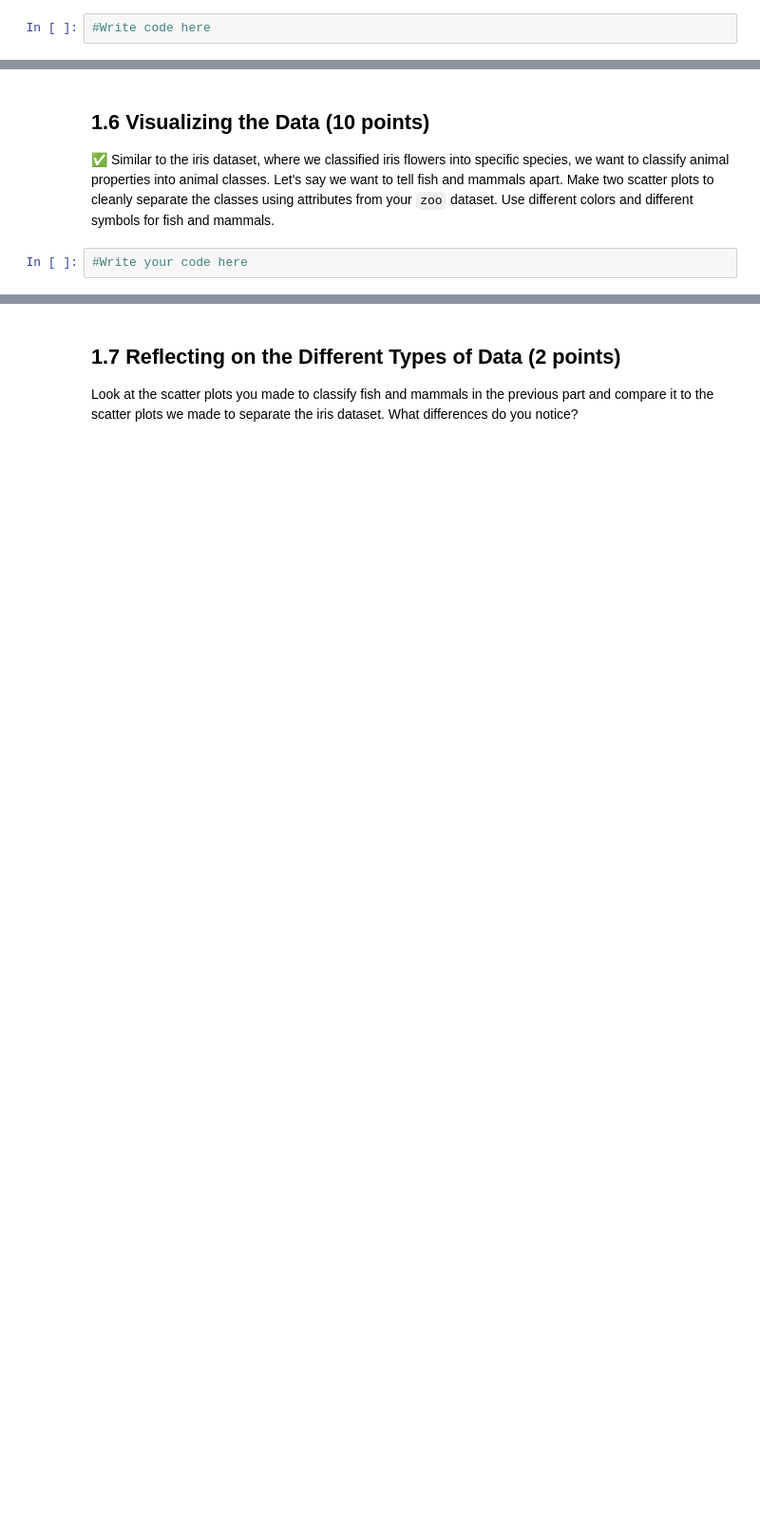
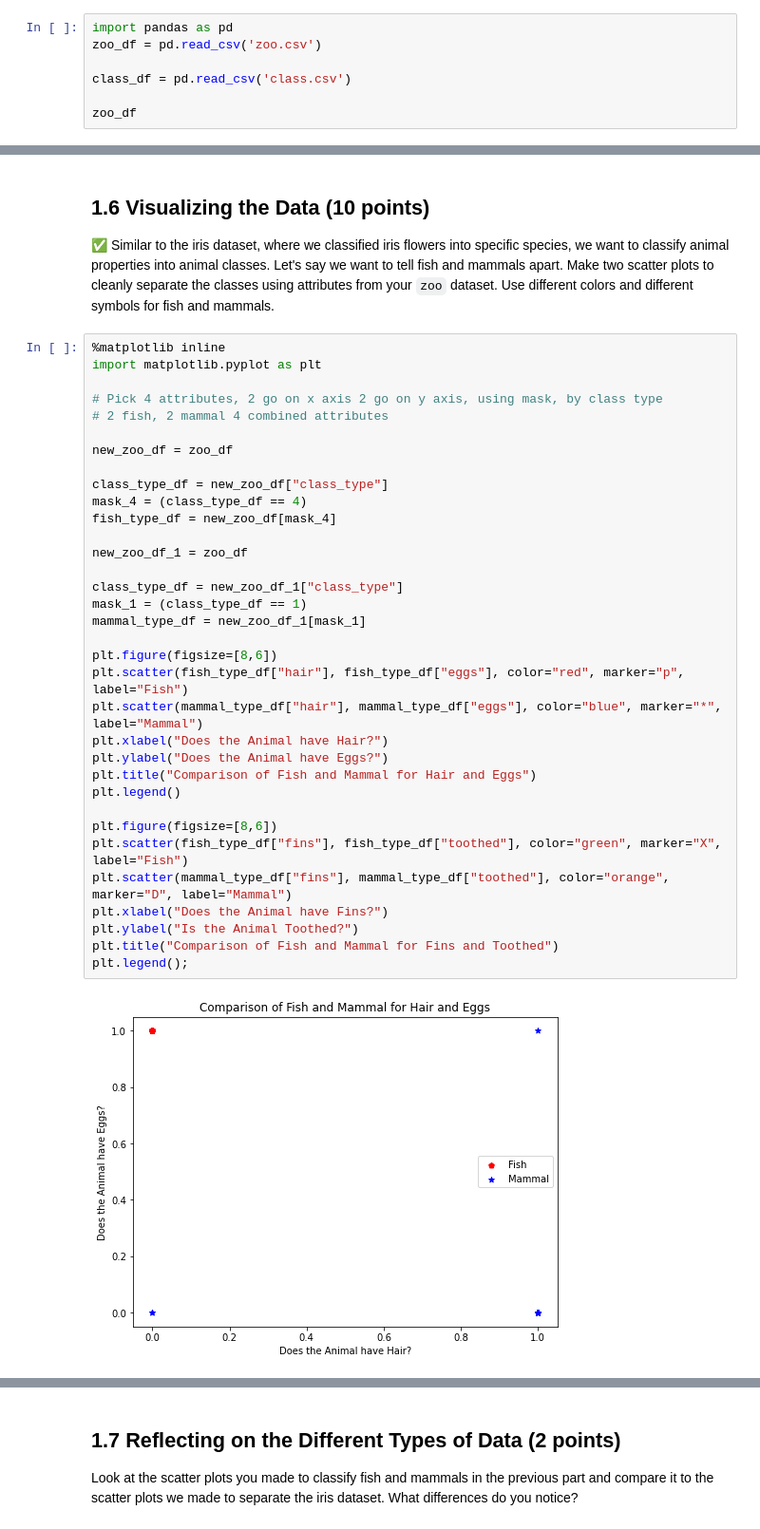
Before and after one commit to chapm348/CMSE202-s23-turnin, a Jupyter notebook: hw-02/HW-02_PandasAndObjects-STUDENT.ipynb, the cells around one changed output, grey strips where cells are left out. Shown at 95% size. Cells and saved outputs as stored; diff of their text form; blank space fills up the shorter version.

Commit message:
Created graph comparisons of Mammals and Fish

```diff
--- a/hw-02/HW-02_PandasAndObjects-STUDENT.ipynb
+++ b/hw-02/HW-02_PandasAndObjects-STUDENT.ipynb
@@ -82,4 +98,9 @@ Look at both datasets (`class.csv`, `zoo.csv`). Describe the contents of both da
 
 &#9989; Use pandas to read in the `zoo.csv` and `class.csv` files into DataFrames.
 # %%
-#Write code here
+import pandas as pd
+zoo_df = pd.read_csv('zoo.csv')
+
+class_df = pd.read_csv('class.csv')
+
+zoo_df
@@ -94,4 +141,38 @@ Look back in the PCA/ICA and see how we used `groupby` to find the number of Iri
 
 &#9989; Similar to the iris dataset, where we classified iris flowers into specific species, we want to classify animal properties into animal classes. Let's say we want to tell fish and mammals apart. Make two scatter plots to cleanly separate the classes using attributes from your `zoo` dataset. Use different colors and different symbols for fish and mammals.
 # %%
-#Write your code here
+%matplotlib inline
+import matplotlib.pyplot as plt
+
+# Pick 4 attributes, 2 go on x axis 2 go on y axis, using mask, by class type
+# 2 fish, 2 mammal 4 combined attributes
+
+new_zoo_df = zoo_df
+
+class_type_df = new_zoo_df["class_type"]
+mask_4 = (class_type_df == 4)
+fish_type_df = new_zoo_df[mask_4]
+
+new_zoo_df_1 = zoo_df
+
+class_type_df = new_zoo_df_1["class_type"]
+mask_1 = (class_type_df == 1)
+mammal_type_df = new_zoo_df_1[mask_1]
+
+plt.figure(figsize=[8,6])
+plt.scatter(fish_type_df["hair"], fish_type_df["eggs"], color="red", marker="p", label="Fish")
+plt.scatter(mammal_type_df["hair"], mammal_type_df["eggs"], color="blue", marker="*", label="Mammal")
+plt.xlabel("Does the Animal have Hair?")
+plt.ylabel("Does the Animal have Eggs?")
+plt.title("Comparison of Fish and Mammal for Hair and Eggs")
+plt.legend()
+
+plt.figure(figsize=[8,6])
+plt.scatter(fish_type_df["fins"], fish_type_df["toothed"], color="green", marker="X", label="Fish")
+plt.scatter(mammal_type_df["fins"], mammal_type_df["toothed"], color="orange", marker="D", label="Mammal")
+plt.xlabel("Does the Animal have Fins?")
+plt.ylabel("Is the Animal Toothed?")
+plt.title("Comparison of Fish and Mammal for Fins and Toothed")
+plt.legend();
+# %% [output]
+[figure, added]
```
Also changed, not shown: parts of 14 cells of this notebook.
